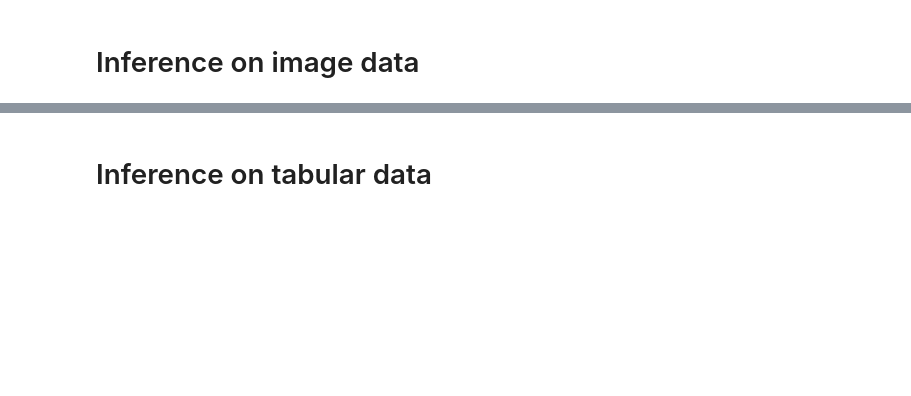
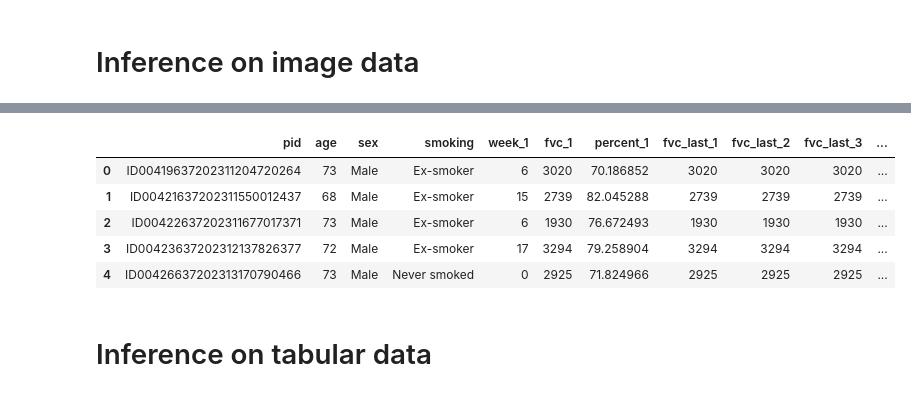
Before and after one commit to seahrh/kaggle-osic-pulmonary-fibrosis-progression, a Jupyter notebook: submit.ipynb, the cells around one changed output, grey strips where cells are left out. Cells and saved outputs as stored; diff of their text form; code cells hidden in the pictures; blank space fills up the shorter version.

```diff
--- a/submit.ipynb
+++ b/submit.ipynb
@@ -183,2 +213,10 @@ for patient in patients:
 # %% [output]
 patient=ID00426637202313170790466, Error=deliberately omitting a public test set patient
+# %%
+imf = pd.DataFrame.from_records(rows)
+imf = imf.astype({
+    'img': str,
+    'lung_area': np.uint32,
+    'tissue_area': np.uint32,
+})
+imf.info()
@@ -566,3 +716,12 @@ memory usage: 773.0+ bytes
+# %%
+test.head()
+# %% [output]
+|  | pid | age | sex | smoking | week_1 | fvc_1 | percent_1 | fvc_last_1 | fvc_last_2 | fvc_last_3 | ... |
+| 0 | ID00419637202311204720264 | 73 | Male | Ex-smoker | 6 | 3020 | 70.186852 | 3020 | 3020 | 3020 | ... |
+| 1 | ID00421637202311550012437 | 68 | Male | Ex-smoker | 15 | 2739 | 82.045288 | 2739 | 2739 | 2739 | ... |
+| 2 | ID00422637202311677017371 | 73 | Male | Ex-smoker | 6 | 1930 | 76.672493 | 1930 | 1930 | 1930 | ... |
+| 3 | ID00423637202312137826377 | 72 | Male | Ex-smoker | 17 | 3294 | 79.258904 | 3294 | 3294 | 3294 | ... |
+| 4 | ID00426637202313170790466 | 73 | Male | Never smoked | 0 | 2925 | 71.824966 | 2925 | 2925 | 2925 | ... |
 # %% [markdown]
 # Inference on tabular data
 # %%
```
Also changed, not shown: parts of 14 cells of this notebook, 1 other file.
